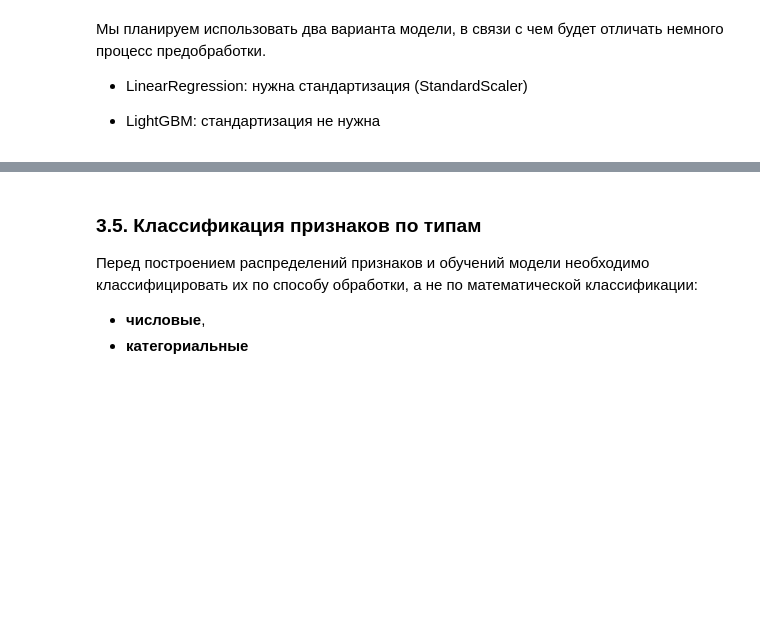
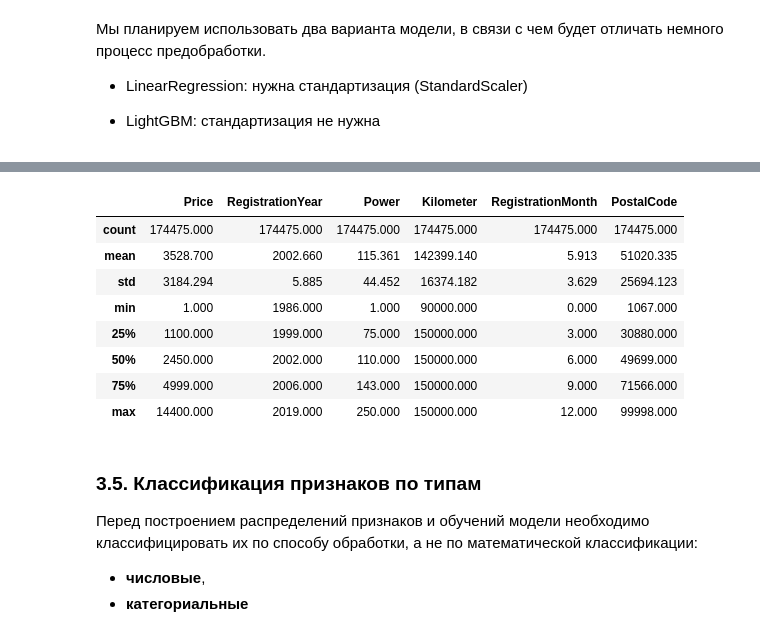
Before and after one commit to azarovdimka/Data_Science, a Jupyter notebook: Machine_Learning/Рыночная стоимость авто/Рыночная стоимость авто.ipynb, the cells around one changed output, grey strips where cells are left out. Drawn from its saved outputs; the diff is of its cells as text; code cells hidden in the pictures; blank space fills up the shorter version.

```diff
--- a/Machine_Learning/Рыночная стоимость авто/Рыночная стоимость авто.ipynb
+++ b/Machine_Learning/Рыночная стоимость авто/Рыночная стоимость авто.ipynb
@@ -103,0 +106,6 @@ except (FileNotFoundError, OSError):
+# %%
+# Разделение всего датафрейма
+train_df, test_df = train_test_split(df, test_size=0.25, random_state=42)
+
+print(f'Train: {train_df.shape[0]} строк')
+print(f'Test: {test_df.shape[0]} строк')
@@ -729,3 +1024,15 @@ for i, (name, step) in enumerate(EDA_Preprocessor_pipeline.steps):
+# %%
+train_df.describe()
+# %% [output]
+|  | Price | RegistrationYear | Power | Kilometer | RegistrationMonth | PostalCode |
+| count | 174475.000 | 174475.000 | 174475.000 | 174475.000 | 174475.000 | 174475.000 |
+| mean | 3528.700 | 2002.660 | 115.361 | 142399.140 | 5.913 | 51020.335 |
+| std | 3184.294 | 5.885 | 44.452 | 16374.182 | 3.629 | 25694.123 |
+| min | 1.000 | 1986.000 | 1.000 | 90000.000 | 0.000 | 1067.000 |
+| 25% | 1100.000 | 1999.000 | 75.000 | 150000.000 | 3.000 | 30880.000 |
+| 50% | 2450.000 | 2002.000 | 110.000 | 150000.000 | 6.000 | 49699.000 |
+| 75% | 4999.000 | 2006.000 | 143.000 | 150000.000 | 9.000 | 71566.000 |
+| max | 14400.000 | 2019.000 | 250.000 | 150000.000 | 12.000 | 99998.000 |
 # %% [markdown]
 ### **3.5. Классификация признаков по типам**
 
```
Also changed, not shown: parts of 21 cells of this notebook.
